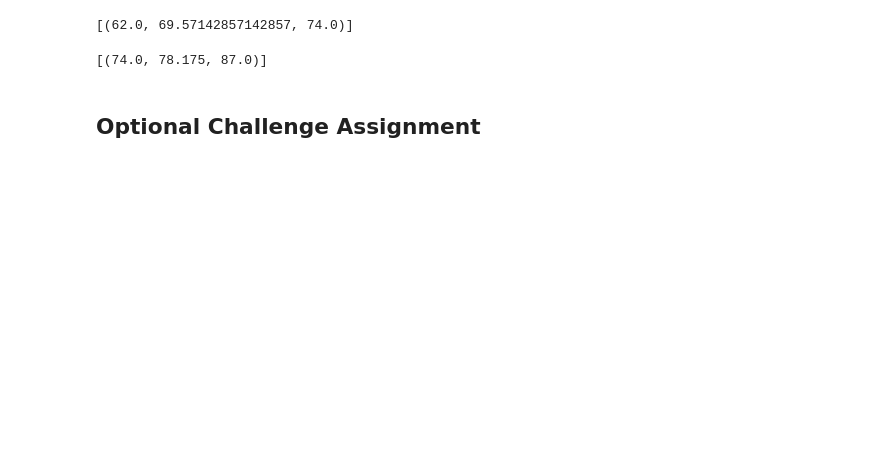
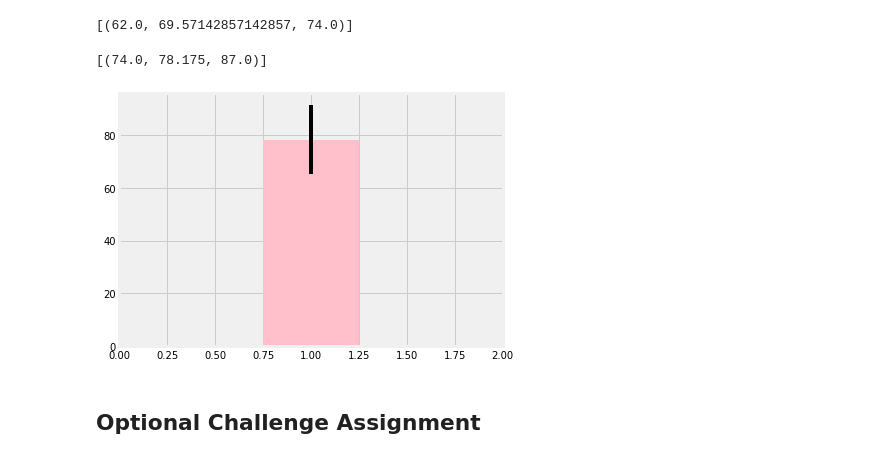
Before and after one commit to discomax/10-Adv_Data_Storage-Retrieval, a Jupyter notebook: climate_starter.ipynb, the cells around one changed output. Saved outputs shown, nothing was run; the diff lists cells and outputs as text; code cells hidden in the pictures; blank space fills up the shorter version.

```diff
--- a/climate_starter.ipynb
+++ b/climate_starter.ipynb
@@ -232,8 +232,20 @@ trip_temps
 # %%
 # Plot the results from your previous query as a bar chart.
 # Use "Trip Avg Temp" as your Title
 # Use the average temperature for the y value
 # Use the peak-to-peak (tmax-tmin) value as the y error bar (yerr)
+
+# See https://matplotlib.org/gallery/statistics/barchart_demo.html
+
+x = 1
+avg_temp = trip_temps[0][1]
+temp_range = trip_temps[0][2] - trip_temps[0][0]
+plt.bar(x, avg_temp, width=.5, color='pink', yerr=temp_range)
+plt.xlim(0,2)
+plt.tight_layout()
+plt.show()
+# %% [output]
+[figure, added]
 # %%
 # Calculate the rainfall per weather station for your trip dates using the previous year's matching dates.
 # Sort this in descending order by precipitation amount and list the station, name, latitude, longitude, and elevation
```
